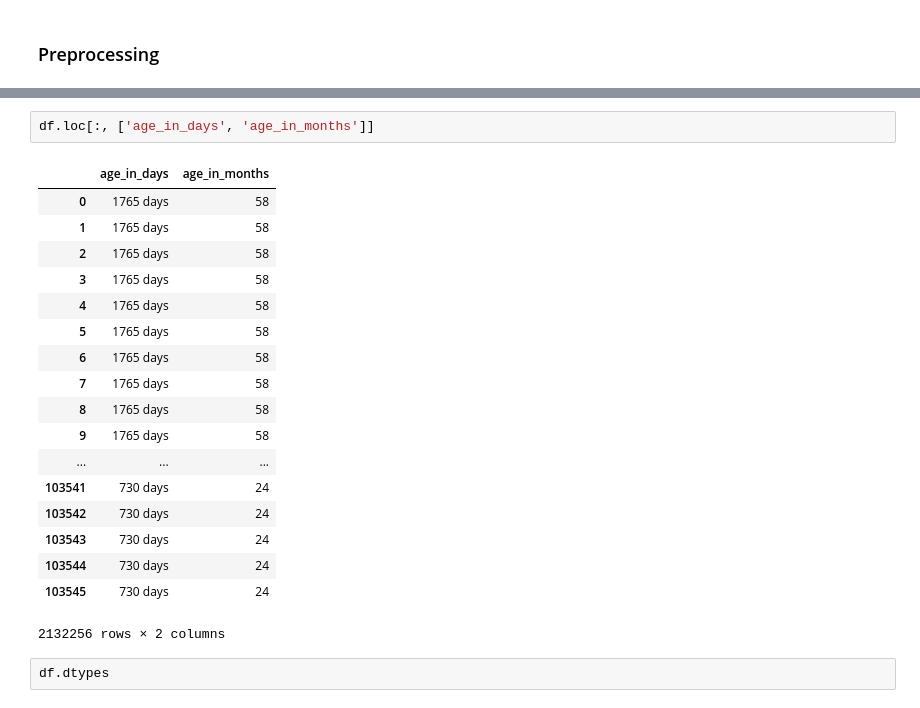
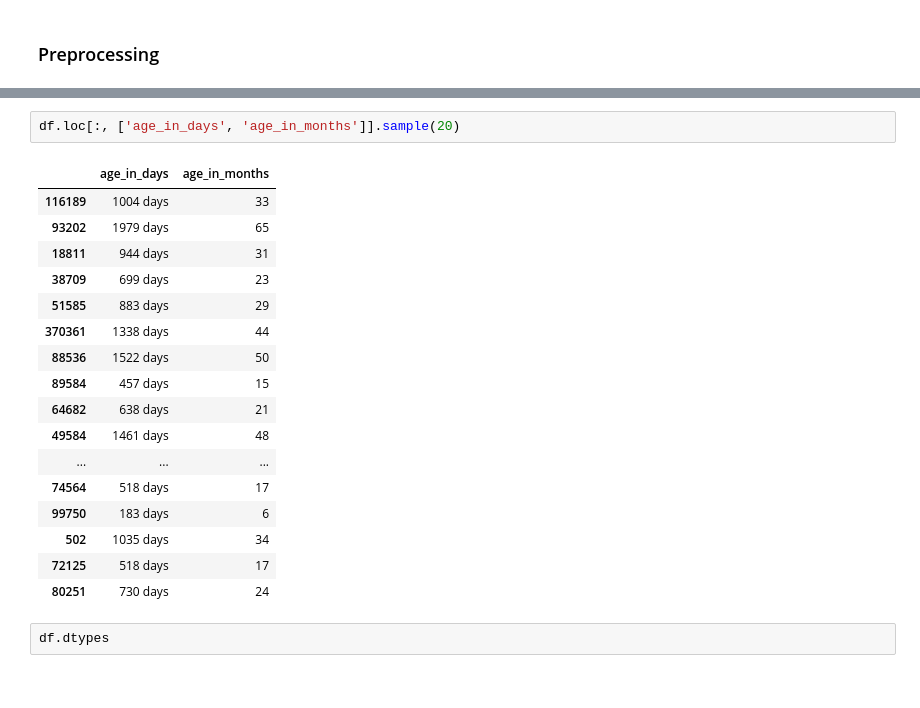
Before and after one commit to basilvetas/lending-club-analysis, a Jupyter notebook: markov-model.ipynb, the cells around one changed output, grey strips where cells are left out. Cells and saved outputs as stored; diff of their text form.

```diff
--- a/markov-model.ipynb
+++ b/markov-model.ipynb
@@ -88,24 +100,23 @@ Preprocessed 2,132,256 rows, 28 columns
 # %%
-df.loc[:, ['age_in_days', 'age_in_months']]
+df.loc[:, ['age_in_days', 'age_in_months']].sample(20)
 # %% [output]
 |  | age_in_days | age_in_months |
-| 0 | 1765 days | 58 |
-| 1 | 1765 days | 58 |
-| 2 | 1765 days | 58 |
-| 3 | 1765 days | 58 |
-| 4 | 1765 days | 58 |
-| 5 | 1765 days | 58 |
-| 6 | 1765 days | 58 |
-| 7 | 1765 days | 58 |
-| 8 | 1765 days | 58 |
-| 9 | 1765 days | 58 |
+| 116189 | 1004 days | 33 |
+| 93202 | 1979 days | 65 |
+| 18811 | 944 days | 31 |
+| 38709 | 699 days | 23 |
+| 51585 | 883 days | 29 |
+| 370361 | 1338 days | 44 |
+| 88536 | 1522 days | 50 |
+| 89584 | 457 days | 15 |
+| 64682 | 638 days | 21 |
+| 49584 | 1461 days | 48 |
 | ... | ... | ... |
-| 103541 | 730 days | 24 |
-| 103542 | 730 days | 24 |
-| 103543 | 730 days | 24 |
-| 103544 | 730 days | 24 |
-| 103545 | 730 days | 24 |
+| 74564 | 518 days | 17 |
+| 99750 | 183 days | 6 |
+| 502 | 1035 days | 34 |
+| 72125 | 518 days | 17 |
+| 80251 | 730 days | 24 |
-2132256 rows × 2 columns
 # %%
 df.dtypes
 # %% [output]
```
Also changed, not shown: parts of 19 cells of this notebook.
